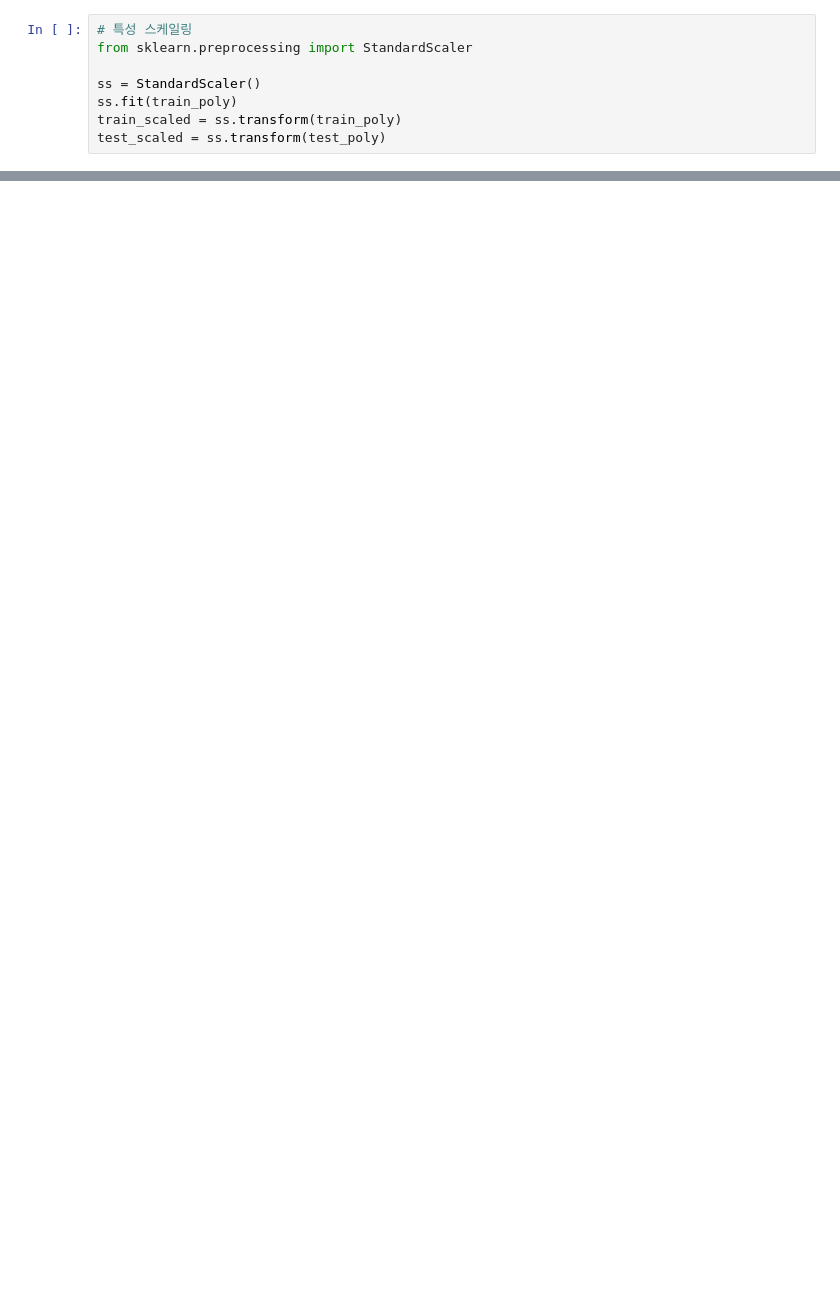
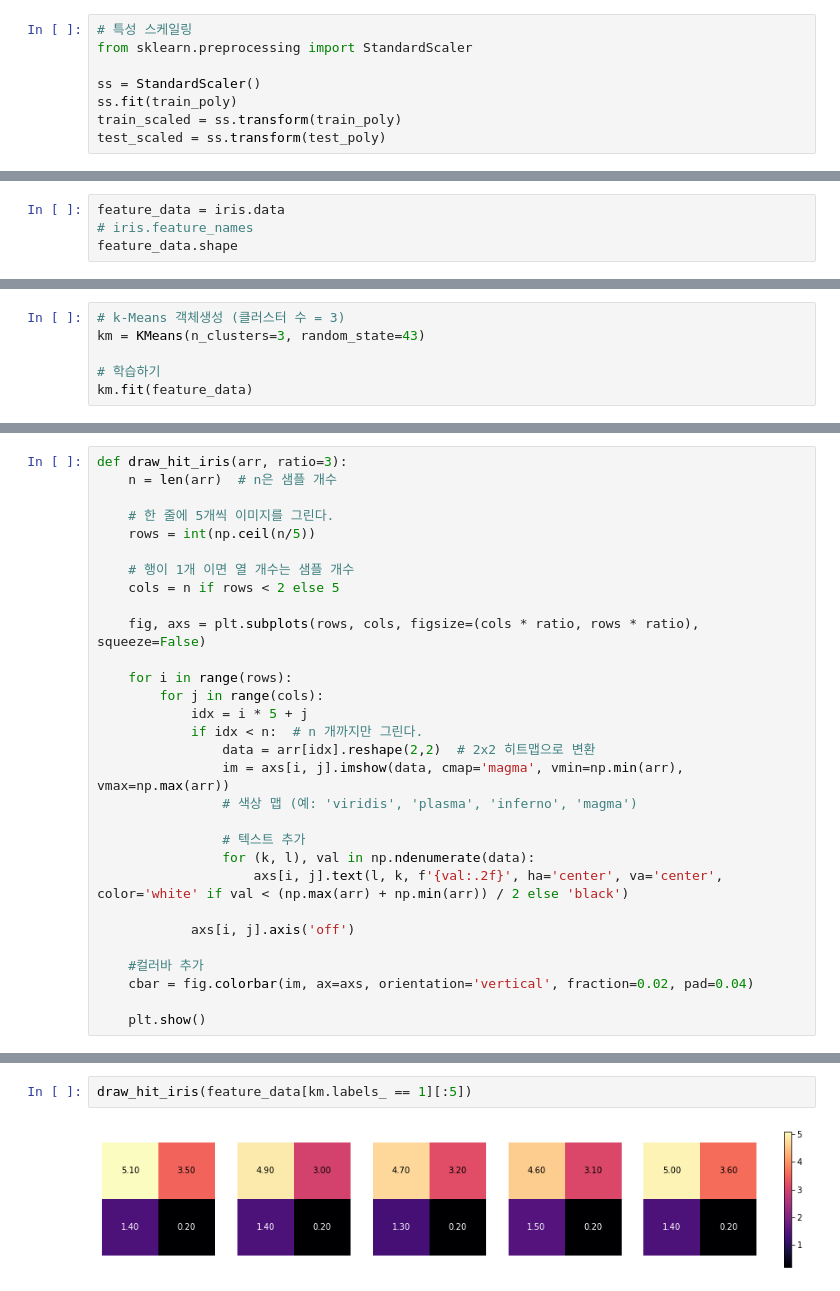
Before and after one commit to py4ine/study_ML, a Jupyter notebook: 20240603_ML_iris.ipynb, the cells around one changed output, grey strips where cells are left out. Cells and saved outputs as stored; diff of their text form; blank space fills up the shorter version.

Commit message:
k-means

```diff
--- a/20240603_ML_iris.ipynb
+++ b/20240603_ML_iris.ipynb
@@ -737,0 +406,4 @@ plt.show()
+# %%
+feature_data = iris.data
+# iris.feature_names
+feature_data.shape
@@ -737,0 +421,6 @@ plt.show()
+# %%
+# k-Means 객체생성 (클러스터 수 = 3)
+km = KMeans(n_clusters=3, random_state=43)
+
+# 학습하기
+km.fit(feature_data)
@@ -737,0 +446,30 @@ plt.show()
+# %%
+def draw_hit_iris(arr, ratio=3):
+    n = len(arr)  # n은 샘플 개수
+
+    # 한 줄에 5개씩 이미지를 그린다.
+    rows = int(np.ceil(n/5))
+
+    # 행이 1개 이면 열 개수는 샘플 개수
+    cols = n if rows < 2 else 5
+
+    fig, axs = plt.subplots(rows, cols, figsize=(cols * ratio, rows * ratio), squeeze=False)
+
+    for i in range(rows):
+        for j in range(cols):
+            idx = i * 5 + j
+            if idx < n:  # n 개까지만 그린다.
+                data = arr[idx].reshape(2,2)  # 2x2 히트맵으로 변환
+                im = axs[i, j].imshow(data, cmap='magma', vmin=np.min(arr), vmax=np.max(arr))
+                # 색상 맵 (예: 'viridis', 'plasma', 'inferno', 'magma')
+
+                # 텍스트 추가
+                for (k, l), val in np.ndenumerate(data):
+                    axs[i, j].text(l, k, f'{val:.2f}', ha='center', va='center', color='white' if val < (np.max(arr) + np.min(arr)) / 2 else 'black')
+
+            axs[i, j].axis('off')
+
+    #컬러바 추가
+    cbar = fig.colorbar(im, ax=axs, orientation='vertical', fraction=0.02, pad=0.04)
+
+    plt.show()
@@ -737,0 +480,4 @@ plt.show()
+# %%
+draw_hit_iris(feature_data[km.labels_ == 1][:5])
+# %% [output]
+[figure, added]
```
Also changed, not shown: parts of 72 cells of this notebook.
